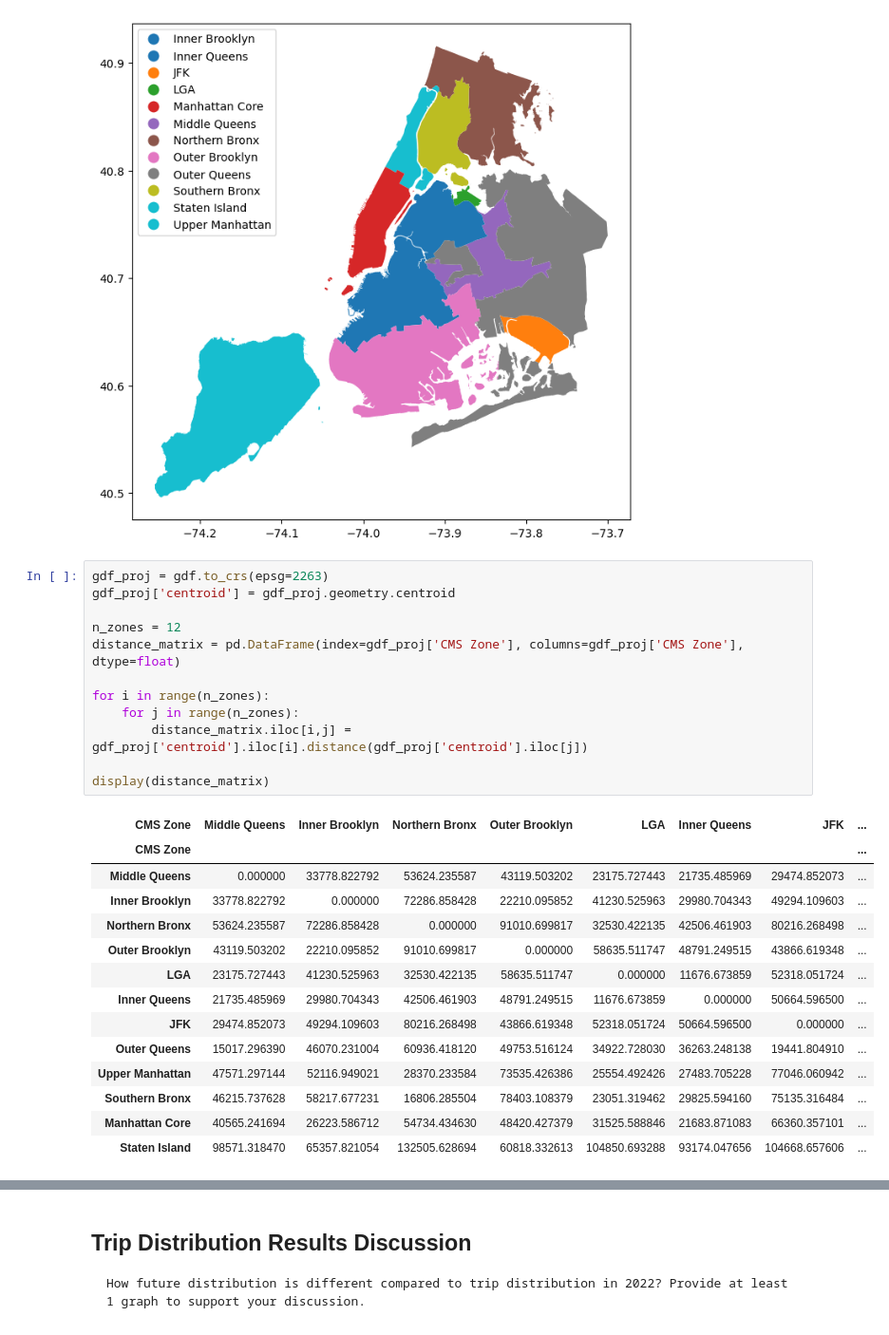
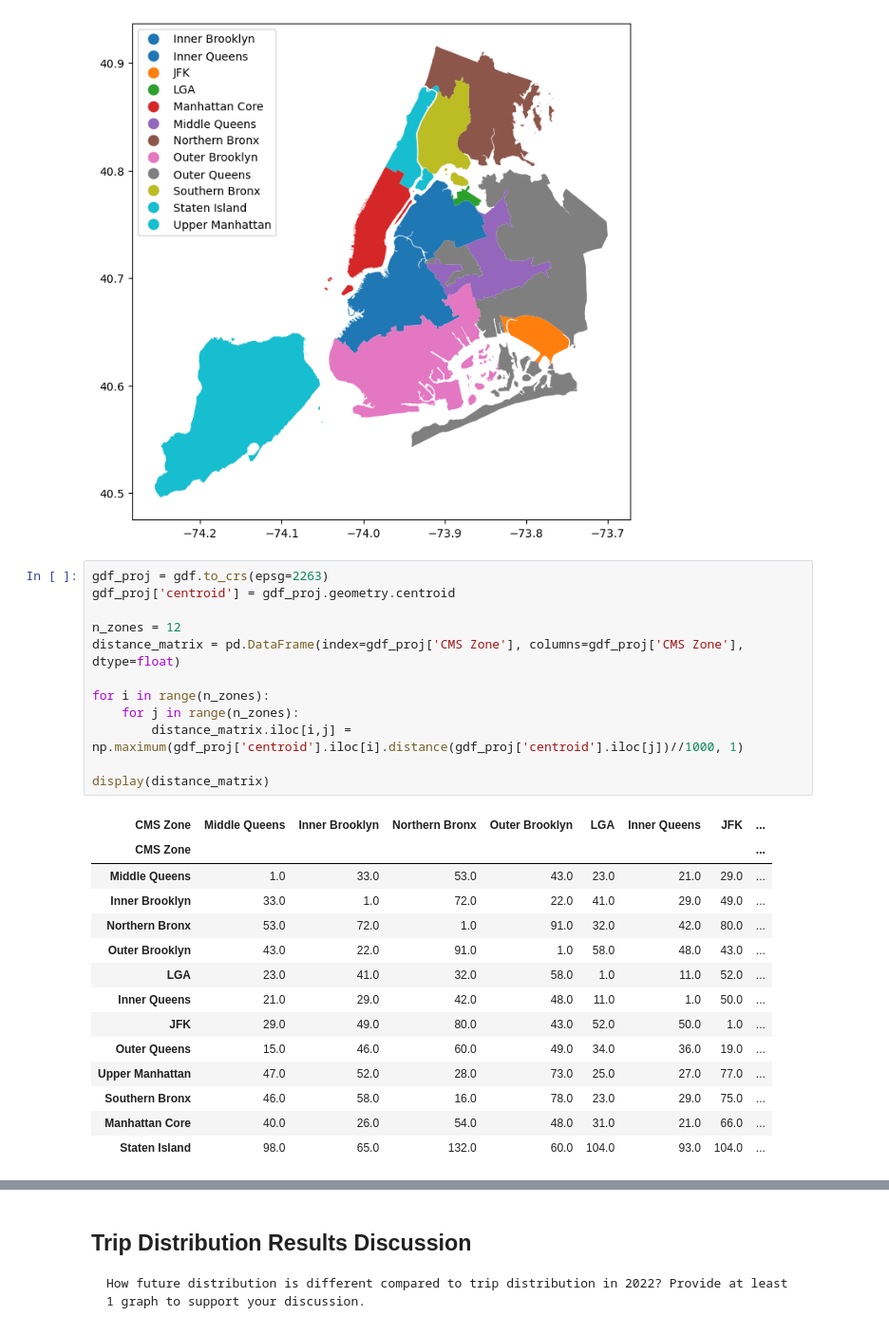
Before and after one commit to WenlongL1/CIE-539-Project, a Jupyter notebook: part3.ipynb, the cells around one changed output, grey strips where cells are left out. Shown: that part at 95% size. Drawn from its saved outputs; the diff is of its cells as text.

```diff
--- a/part3.ipynb
+++ b/part3.ipynb
@@ -45,27 +45,27 @@ plt.show()
 # %%
 gdf_proj = gdf.to_crs(epsg=2263)
 gdf_proj['centroid'] = gdf_proj.geometry.centroid
 
 n_zones = 12
 distance_matrix = pd.DataFrame(index=gdf_proj['CMS Zone'], columns=gdf_proj['CMS Zone'], dtype=float)
 
 for i in range(n_zones):
     for j in range(n_zones):
-        distance_matrix.iloc[i,j] = gdf_proj['centroid'].iloc[i].distance(gdf_proj['centroid'].iloc[j])
+        distance_matrix.iloc[i,j] = np.maximum(gdf_proj['centroid'].iloc[i].distance(gdf_proj['centroid'].iloc[j])//1000, 1)
 
 display(distance_matrix)
 # %% [output]
 | CMS Zone | Middle Queens | Inner Brooklyn | Northern Bronx | Outer Brooklyn | LGA | Inner Queens | JFK | ... |
 | CMS Zone |  |  |  |  |  |  |  | ... |
-| Middle Queens | 0.000000 | 33778.822792 | 53624.235587 | 43119.503202 | 23175.727443 | 21735.485969 | 29474.852073 | ... |
-| Inner Brooklyn | 33778.822792 | 0.000000 | 72286.858428 | 22210.095852 | 41230.525963 | 29980.704343 | 49294.109603 | ... |
-| Northern Bronx | 53624.235587 | 72286.858428 | 0.000000 | 91010.699817 | 32530.422135 | 42506.461903 | 80216.268498 | ... |
-| Outer Brooklyn | 43119.503202 | 22210.095852 | 91010.699817 | 0.000000 | 58635.511747 | 48791.249515 | 43866.619348 | ... |
-| LGA | 23175.727443 | 41230.525963 | 32530.422135 | 58635.511747 | 0.000000 | 11676.673859 | 52318.051724 | ... |
-| Inner Queens | 21735.485969 | 29980.704343 | 42506.461903 | 48791.249515 | 11676.673859 | 0.000000 | 50664.596500 | ... |
-| JFK | 29474.852073 | 49294.109603 | 80216.268498 | 43866.619348 | 52318.051724 | 50664.596500 | 0.000000 | ... |
-| Outer Queens | 15017.296390 | 46070.231004 | 60936.418120 | 49753.516124 | 34922.728030 | 36263.248138 | 19441.804910 | ... |
-| Upper Manhattan | 47571.297144 | 52116.949021 | 28370.233584 | 73535.426386 | 25554.492426 | 27483.705228 | 77046.060942 | ... |
-| Southern Bronx | 46215.737628 | 58217.677231 | 16806.285504 | 78403.108379 | 23051.319462 | 29825.594160 | 75135.316484 | ... |
-| Manhattan Core | 40565.241694 | 26223.586712 | 54734.434630 | 48420.427379 | 31525.588846 | 21683.871083 | 66360.357101 | ... |
-| Staten Island | 98571.318470 | 65357.821054 | 132505.628694 | 60818.332613 | 104850.693288 | 93174.047656 | 104668.657606 | ... |
+| Middle Queens | 1.0 | 33.0 | 53.0 | 43.0 | 23.0 | 21.0 | 29.0 | ... |
+| Inner Brooklyn | 33.0 | 1.0 | 72.0 | 22.0 | 41.0 | 29.0 | 49.0 | ... |
+| Northern Bronx | 53.0 | 72.0 | 1.0 | 91.0 | 32.0 | 42.0 | 80.0 | ... |
+| Outer Brooklyn | 43.0 | 22.0 | 91.0 | 1.0 | 58.0 | 48.0 | 43.0 | ... |
+| LGA | 23.0 | 41.0 | 32.0 | 58.0 | 1.0 | 11.0 | 52.0 | ... |
+| Inner Queens | 21.0 | 29.0 | 42.0 | 48.0 | 11.0 | 1.0 | 50.0 | ... |
+| JFK | 29.0 | 49.0 | 80.0 | 43.0 | 52.0 | 50.0 | 1.0 | ... |
+| Outer Queens | 15.0 | 46.0 | 60.0 | 49.0 | 34.0 | 36.0 | 19.0 | ... |
+| Upper Manhattan | 47.0 | 52.0 | 28.0 | 73.0 | 25.0 | 27.0 | 77.0 | ... |
+| Southern Bronx | 46.0 | 58.0 | 16.0 | 78.0 | 23.0 | 29.0 | 75.0 | ... |
+| Manhattan Core | 40.0 | 26.0 | 54.0 | 48.0 | 31.0 | 21.0 | 66.0 | ... |
+| Staten Island | 98.0 | 65.0 | 132.0 | 60.0 | 104.0 | 93.0 | 104.0 | ... |
```
Also changed, not shown: parts of 7 cells of this notebook.
